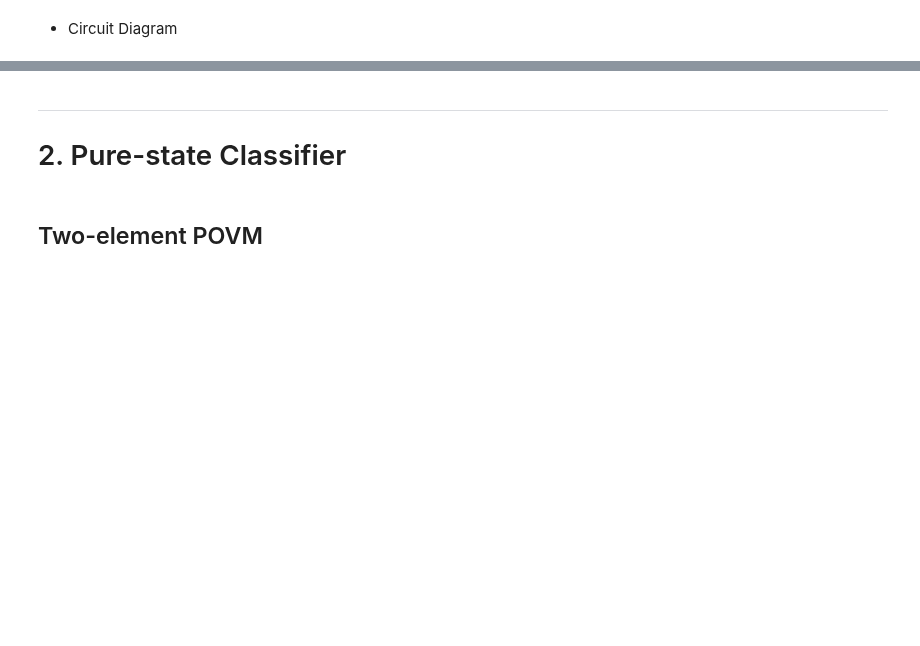
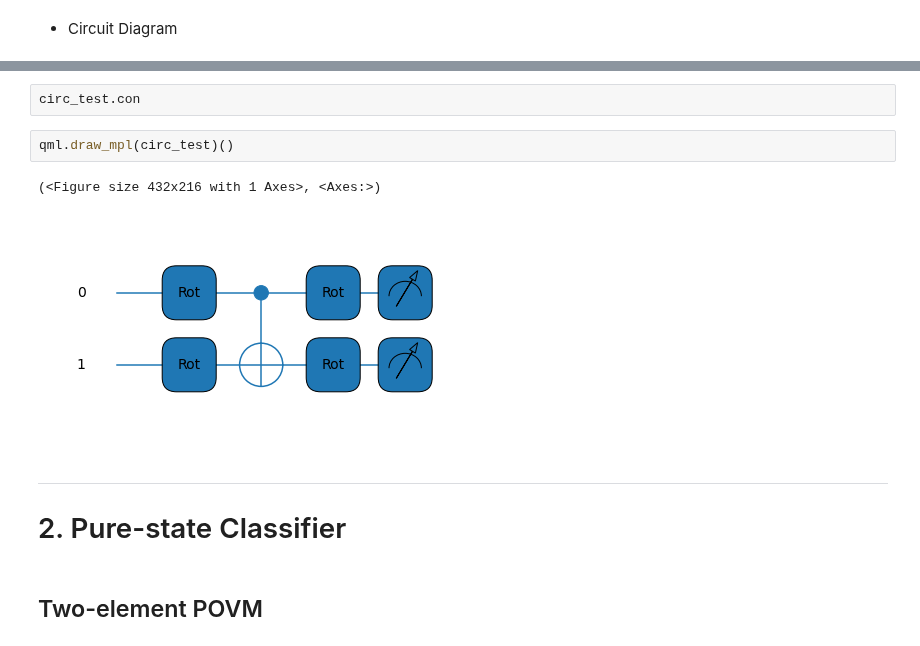
Before and after one commit to dkleeqc/vqsd, a Jupyter notebook: 1qb_povm_clf.ipynb, the cells around one changed output, grey strips where cells are left out. Saved outputs shown, nothing was run; the diff lists cells and outputs as text; blank space fills up the shorter version.

```diff
--- a/1qb_povm_clf.ipynb
+++ b/1qb_povm_clf.ipynb
@@ -35,3 +33,10 @@ dev_qiskit._circuit.draw(output='mpl')
+# %%
+circ_test.con
+# %%
+qml.draw_mpl(circ_test)()
+# %% [output]
+(<Figure size 432x216 with 1 Axes>, <Axes:>)
+[figure, added]
 # %% [markdown]
 ---
 # 2. Pure-state Classifier
```
Also changed, not shown: parts of 15 cells of this notebook.
